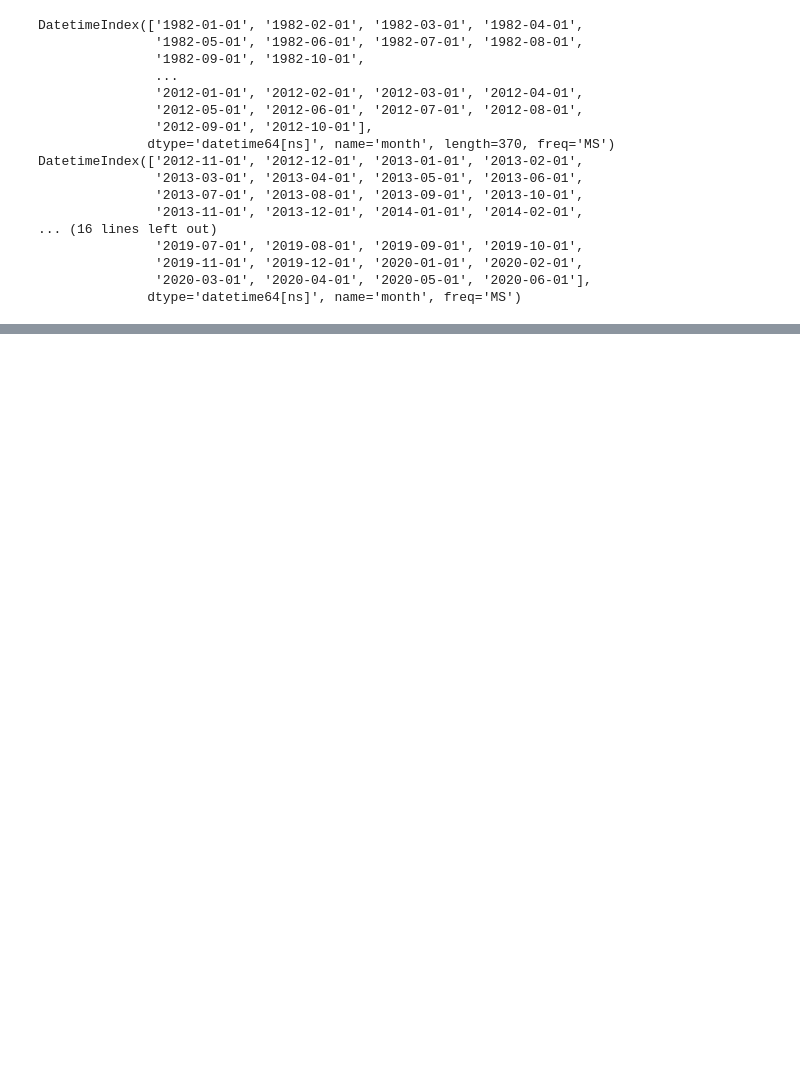
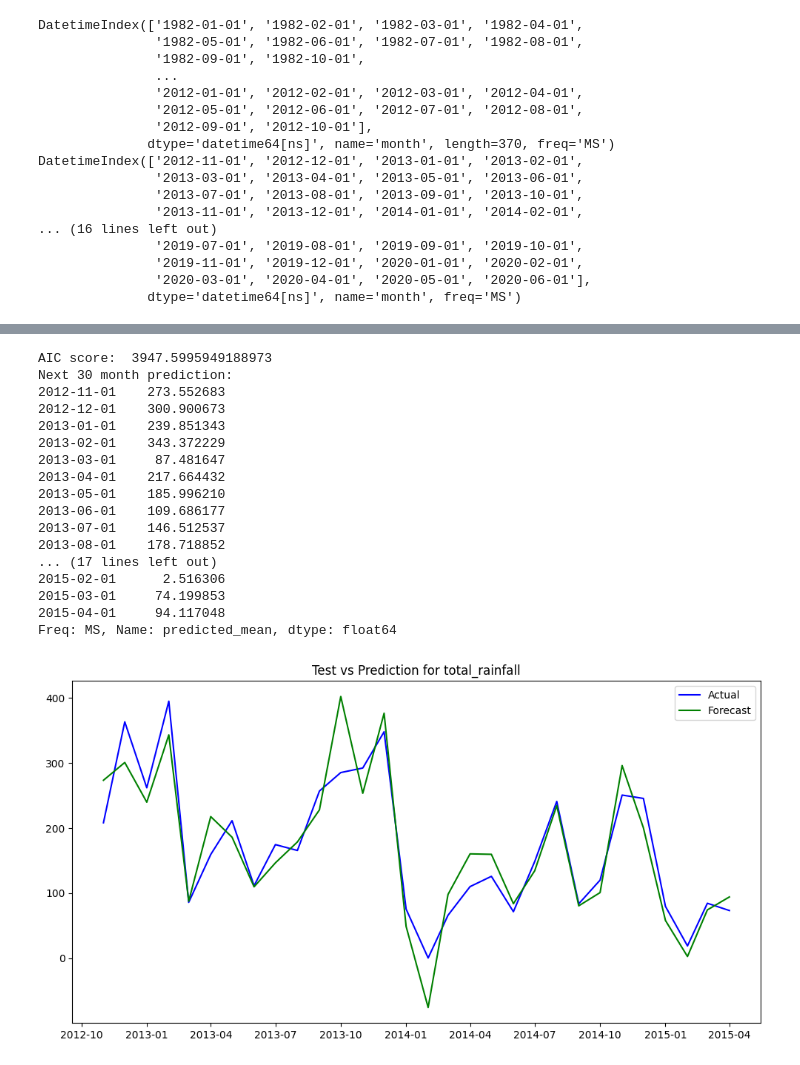
Before and after one commit to sudhi48/Rainfall-Time-Series, a Jupyter notebook: RainfallTimeSeries.ipynb, the cells around one changed output, grey strips where cells are left out. Cells and saved outputs as stored; diff of their text form; code cells hidden in the pictures; blank space fills up the shorter version.

```diff
--- a/RainfallTimeSeries.ipynb
+++ b/RainfallTimeSeries.ipynb
@@ -494,0 +681,22 @@ DatetimeIndex(['2012-11-01', '2012-12-01', '2013-01-01', '2013-02-01',
+# %%
+# Call the function and store the result
+forecast3=ARIMA_model('total_rainfall', 'no_of_rainy_days', 'maximum_rainfall_in_a_day', column3_best_params, train)
+# %% [output]
+AIC score:  3947.5995949188973
+Next 30 month prediction:
+2012-11-01    273.552683
+2012-12-01    300.900673
+2013-01-01    239.851343
+2013-02-01    343.372229
+2013-03-01     87.481647
+2013-04-01    217.664432
+2013-05-01    185.996210
+2013-06-01    109.686177
+2013-07-01    146.512537
+2013-08-01    178.718852
+... (17 lines left out)
+2015-02-01      2.516306
+2015-03-01     74.199853
+2015-04-01     94.117048
+Freq: MS, Name: predicted_mean, dtype: float64
+[figure, added]
```
Also changed, not shown: parts of 14 cells of this notebook.
